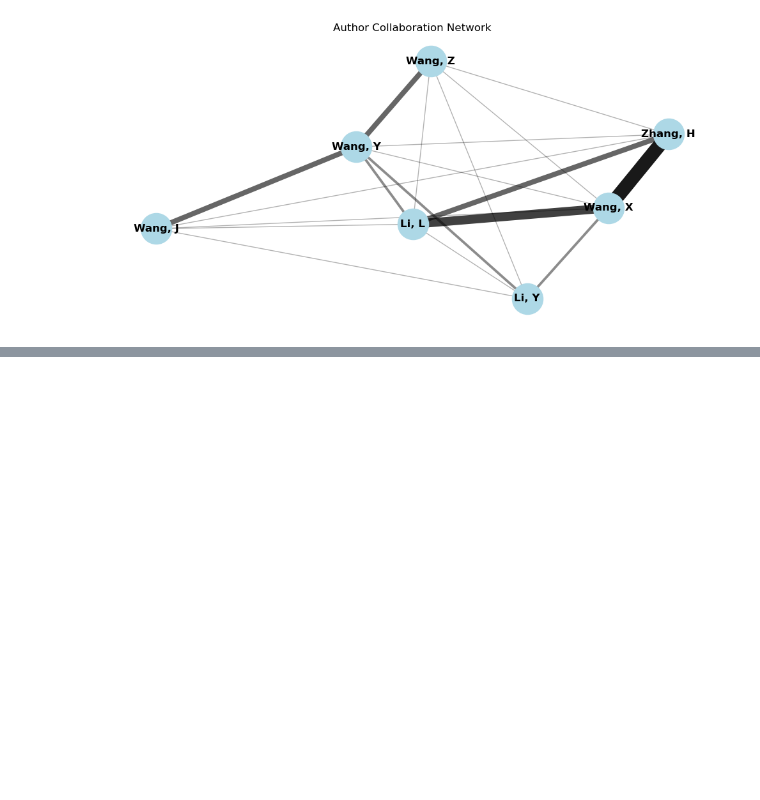
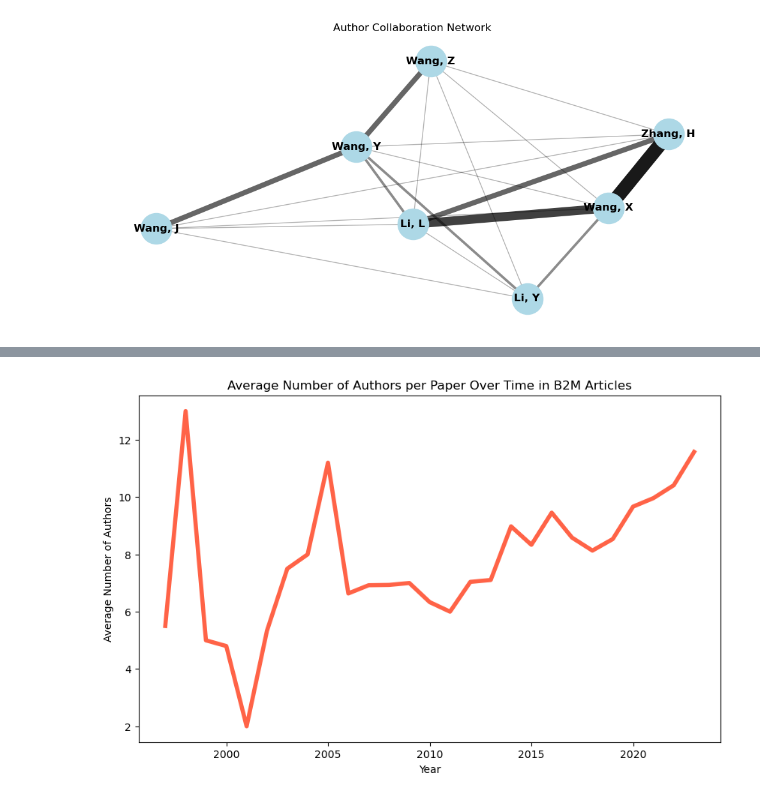
Before and after one commit to LillWawrence/consulting_skills_exam, a Jupyter notebook: will.ipynb, the cells around one changed output, grey strips where cells are left out. Saved outputs shown, nothing was run; the diff lists cells and outputs as text; code cells hidden in the pictures; blank space fills up the shorter version.

```diff
--- a/will.ipynb
+++ b/will.ipynb
@@ -487,0 +498,4 @@ plt.show()
+# %%
+# getting the number of authors per paper in authors.B2M.csv
+author_counts_per_pmid = authors.groupby('PMID')['FullName'].nunique()
+author_counts_per_pmid.head()
@@ -487,0 +510,4 @@ plt.show()
+# %%
+# attaching year of article to author_counts_per_pmid
+author_counts_with_year = author_counts_per_pmid.reset_index().merge(articles[['PMID', 'Year']], on='PMID', how='left')
+author_counts_with_year.head(10)
@@ -487,0 +526,10 @@ plt.show()
+# %%
+# plotting average number of authors per paper over time
+avg_authors_per_year = author_counts_with_year.groupby('Year')['FullName'].mean()
+avg_authors_per_year.plot(kind='line', figsize=(10,6), color='tomato', linewidth=4)
+plt.title('Average Number of Authors per Paper Over Time in B2M Articles')
+plt.xlabel('Year')
+plt.ylabel('Average Number of Authors')
+plt.show()
+# %% [output]
+[figure, added]
```
Also changed, not shown: parts of 6 cells of this notebook.
